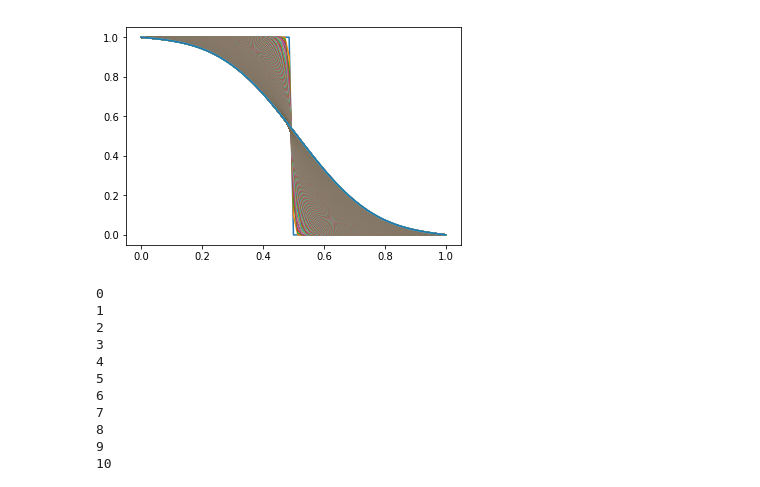
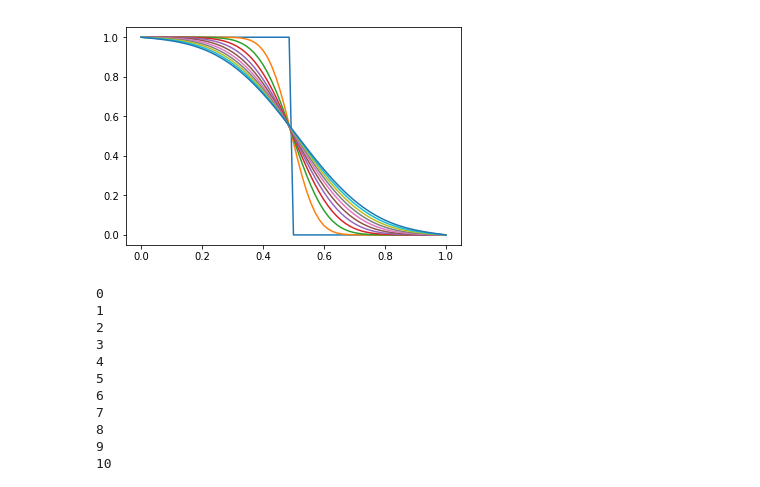
Before and after one commit to James14641/testfolder, a Jupyter notebook: Advection_Diffusion.ipynb, the cells around one changed output. Drawn from its saved outputs; the diff is of its cells as text; code cells hidden in the pictures.

```diff
--- a/Advection_Diffusion.ipynb
+++ b/Advection_Diffusion.ipynb
@@ -1,4 +1,5 @@
 # %%
+#####•••••EXPLICIT
 import numpy as np
 import matplotlib.pyplot as plt
 
@@ -8,37 +9,37 @@ Tfinal = 0.02 ###***Final time***###
 
 x = np.linspace(0,1,nx)
 dx = (1-0)/(nx-1) ##
 t = np.linspace(0,Tfinal,nt)
 dt = (Tfinal-0)/(nt-1)
 u = 1
 C = u*(dt/dx) ## stability depends on this if tfinal smaller,if nt bigger,if nx smaller
 mu = 1
-
+##**Creating the structure**## each row contains a timestep.
 X = np.ones( [nt,nx] )
 
 
-##**Creating the structure**##
+
 phiIC = 1*(x<0.5)+0  ###***Initial conditions***###€
 
 for j in range(0,nx):
     X[0,j] = phiIC[j]
 
 
 for i in range(0,nt-1): # 0 to 10
     for j in range(1,nx-1): # 1 to 9
         X[i+1,j] = X[i,j] - C*(X[i,j+1] - X[i,j-1])/2 + mu*(C/(dx))*(X[i,j-1]-2*X[i,j]+X[i,j+1])
     X[i+1,nx-1] = X[i,nx-1] ###***implementation of a boundary condition***###
     X[i+1,0] = X[i,0]
     ### More possible BC. e.g. neuman/periodic conditions
     #   X[i+1,nx-1] = X[i,0]
 
 
 ##Extraction of time steps
-for i in range(0,nt,1):
+for i in range(0,nt,100):
     y = X[i,:]
     plt.plot(x,y)
 # %% [output]
-[figure, old version]
+[figure, new version]
 # %%
 for x in range(0,11):
     print(x)
```
Also changed, not shown: parts of 3 cells of this notebook, 1 other file.
